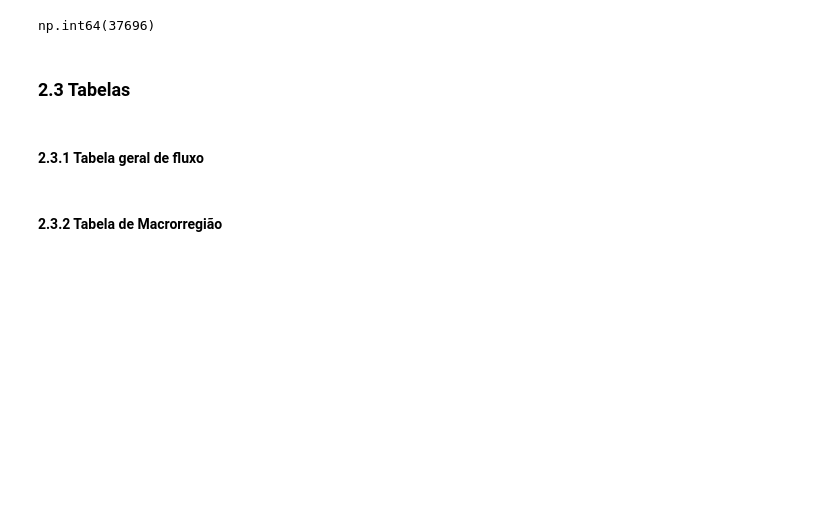
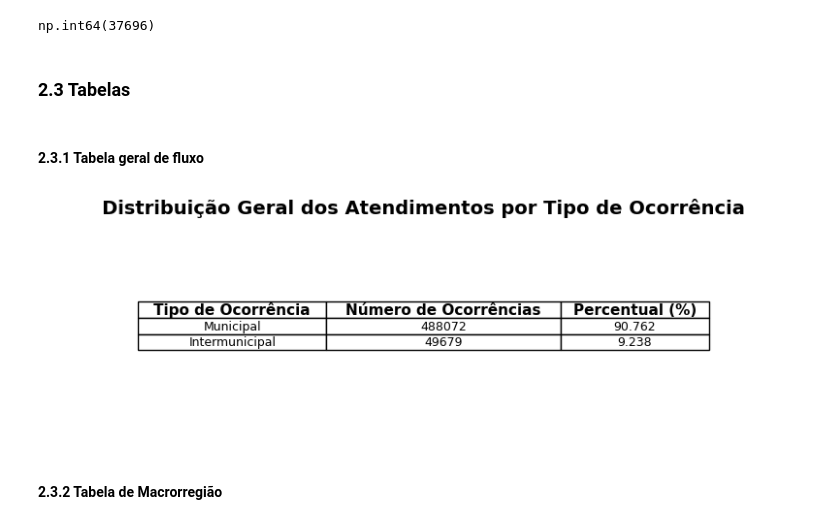
Before and after one commit to juliabu3no/Projeto-IC, a Jupyter notebook: Notebooks/Estudo_do_fluxo.ipynb, the cells around one changed output. Cells and saved outputs as stored; diff of their text form; code cells hidden in the pictures; blank space fills up the shorter version.

Commit message:
Adicionar notebook - EStudo do fluxo

```diff
--- a/Notebooks/Estudo_do_fluxo.ipynb
+++ b/Notebooks/Estudo_do_fluxo.ipynb
@@ -19,6 +22,6 @@ To: /content/arquivo.csv
 # %%
 # Carregar o CSV
-df = pd.read_csv('arquivo.csv')
+df = pd.read_csv('../Dados/arquivo.csv')
 df.head()
 # %% [output]
 |  | DT_NOTIFIC | SEM_NOT | NU_ANO | SG_UF_NOT | ID_MUNICIP | ANO_NASC | NU_IDADE_N | CS_SEXO | CS_GESTANT | ... |
@@ -240,11 +243,8 @@ df_RSigual.to_csv("fluxo_intermun_RSigual.csv", index=False, encoding="utf-8")
 # %% [markdown]
 ### **2.3 Tabelas**
 # %%
-# Função auxiliar para gerar tabelas
-def criar_tabela(df, titulo, nome_arquivo_csv, nome_arquivo_imagem):
-    # Salvar CSV
-    df.to_csv(nome_arquivo_csv, index=False, encoding="utf-8")
-
+# Função auxiliar para gerar e exibir tabelas
+def criar_tabela(df, titulo):
     # Criar figura com altura adaptável ao número de linhas
     fig, ax = plt.subplots(figsize=(10, 2 + 0.4 * len(df)))
     ax.set_axis_off()
@@ -273,11 +273,8 @@ def criar_tabela(df, titulo, nome_arquivo_csv, nome_arquivo_imagem):
     # Título
     plt.title(titulo, fontsize=14, fontweight='bold')
 
-    # Salvar imagem
-    plt.savefig(nome_arquivo_imagem, dpi=300, bbox_inches='tight')
-    plt.close(fig)
-
-    return nome_arquivo_csv, nome_arquivo_imagem
+    # Exibir a figura (não salvar)
+    plt.show()
 # %%
 # Cálculo da distância média de deslocamento
 def distancia_media(df):
@@ -291,14 +288,15 @@ def distancia_media(df):
 # %%
 # Tabela: Tabela Geral (Municipal e Intermunicipal)
 resumo_geral_df = pd.DataFrame({
     "Tipo de Ocorrência": ["Municipal", "Intermunicipal"],
     "Número de Ocorrências": [tam_municipal, tam_intermun],
     "Percentual (%)": [get_percent(tam_municipal),
         get_percent(tam_intermun)]
 })
 
-csv_geral, img_geral = criar_tabela(resumo_geral_df, "Distribuição Geral dos Atendimentos por Tipo de Ocorrência",
-                                    "resumo_fluxos_geral.csv", "tabela_fluxos_geral.png")
+criar_tabela(resumo_geral_df, "Distribuição Geral dos Atendimentos por Tipo de Ocorrência")
+# %% [output]
+[figure, added]
 # %% [markdown]
 #### **2.3.2 Tabela de Macrorregião**
 # %%
```
Also changed, not shown: parts of 10 cells of this notebook, 6 other files.
